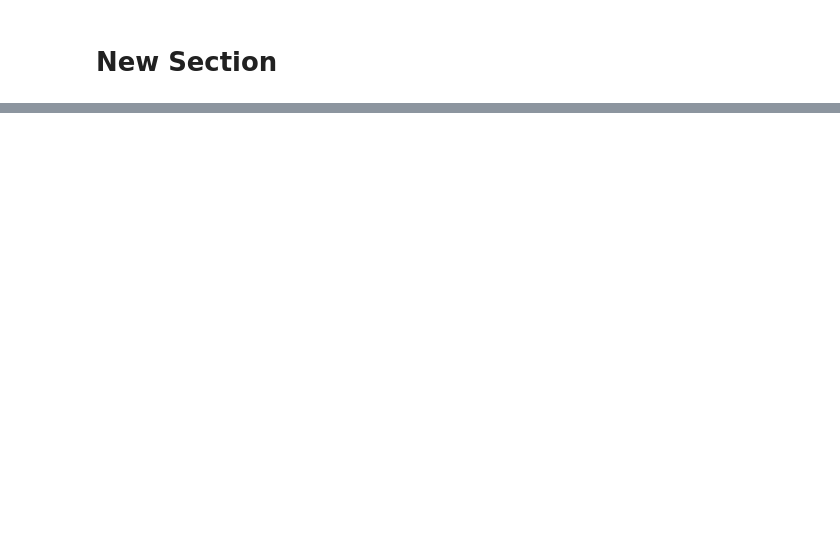
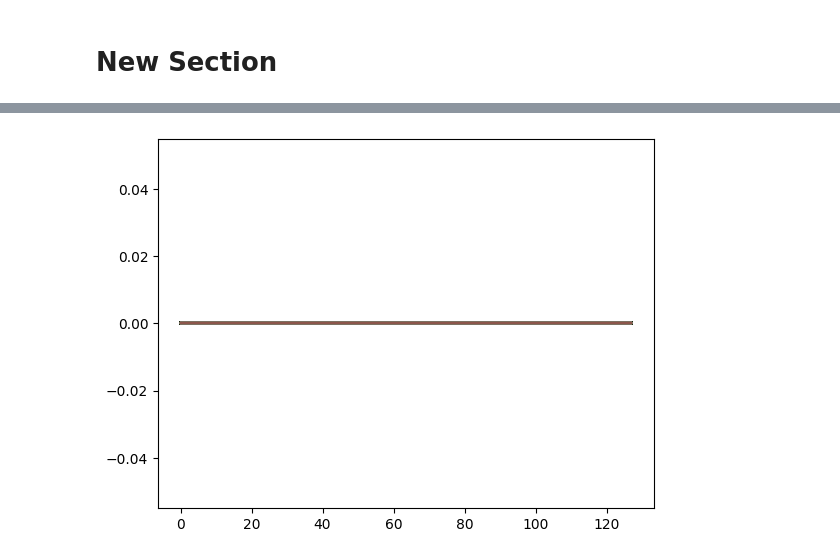
Before and after one commit to erzar0/masters-thesis, a Jupyter notebook: proof_of_concept_dev.ipynb, the cells around one changed output, grey strips where cells are left out. Cells and saved outputs as stored; diff of their text form; code cells hidden in the pictures; blank space fills up the shorter version.

```diff
--- a/proof_of_concept_dev.ipynb
+++ b/proof_of_concept_dev.ipynb
@@ -752,0 +871,64 @@ plt.savefig("vit_equal_classes_scores.svg")
+# %%
+# npz = np.load('/content/drive/MyDrive/thesis/Matka_Boska/Matka_Boska_data_corr_total_Cu.npz', allow_pickle=True)
+# e_xy = npz["E_xy"]
+
+npz = np.load('/content/drive/MyDrive/thesis/Blank_PcbCu/GEM_Cr_PBS1_Blank_PcbCu_ArCO2_75_25_Gain_35_Thr_35_HV_3640_Xray_50kV_04mA_part_001_GainCorr.pcap.dat.npz', allow_pickle=True)
+e_xy = npz["E_xy"]
+# %%
+from scipy.optimize import curve_fit
+from scipy.interpolate import interp1d
+import matplotlib.pyplot as plt
+from mpl_toolkits.mplot3d import Axes3D
+
+plt.plot(e_xy)
+
+# def get_processed_spectrum(e_xy, peaks, energies, min_energy=0, max_energy=20
+#                , energy_margin=1, target_length=TrainDataGenerator.CHANNELS_COUNT, points_to_extrapolate_count=100
+#                , plot=False):
+#     # Calculate channel to energy mapping
+#     correction_coefficients = np.polyfit(peaks, energies, 1)
+#     channel_energies = np.poly1d(correction_coefficients)(np.arange(e_xy.shape[-1]))
+
+#     # Accumulate spectrum
+#     spectrum_acc = np.sum(e_xy, axis=(0, 1), dtype=np.uint32)
+
+#     # Fit spectrum within the energy range [min_energy, max_energy]
+#     mask = (channel_energies >= min_energy) & (channel_energies <= max_energy)
+#     channel_energies_mapped = channel_energies[mask]
+#     spectrum_acc_mapped = spectrum_acc[mask]
+
+#     # Mask edges of spectrum by energy_margin to reduce noise
+#     edge_mask = (channel_energies_mapped < (channel_energies_mapped[0] + energy_margin)) | \
+#                 (channel_energies_mapped > (channel_energies_mapped[-1] - energy_margin))
+#     spectrum_acc_masked = spectrum_acc_mapped.copy()
+#     spectrum_acc_masked[edge_mask] = 0
+
+#     # Pad spectrum to the right to fill the entire energy range
+#     step_size = np.diff(channel_energies_mapped[:2])[0]
+#     step_count = int((max_energy - channel_energies_mapped[-1]) // step_size)
+#     if step_count > 0:
+#         extra_energies = np.linspace(channel_energies_mapped[-1], max_energy, step_count + 1)[1:]
+#         channel_energies_extrapolated = np.concatenate((channel_energies_mapped, extra_energies))
+#         spectrum_acc_padded = np.concatenate((spectrum_acc_masked, np.zeros_like(extra_energies)))
+#     else:
+#         channel_energies_extrapolated = channel_energies_mapped
+#         spectrum_acc_padded = spectrum_acc_masked
+
+#     # Interpolate to achieve target_length
+#     interpolation_energies = np.linspace(min_energy, max_energy, target_length)
+#     spectrum_acc_interpolated = interp1d(channel_energies_extrapolated, spectrum_acc_padded,
+#                                          kind='linear', fill_value="extrapolate")(interpolation_energies)
+
+
+#     return interpolation_energies, spectrum_acc_interpolated
+
+# peaks_copper_plate = [720, 985, 1594, 2068]
+# energies_copper_plate = [3.692, 5.088, 8.046, 10.551]
+
+# channel_energies, spectrum_acc = get_processed_spectrum(e_xy, peaks_copper_plate, energies_copper_plate)
+# spectrum_acc = spectrum_acc / np.max(spectrum_acc)
+# plt.plot(channel_energies, spectrum_acc)
+
+np.save("copper_pcb_preprocessed_spectrum.npy", spectrum_acc)
+# %% [output]
+[figure, added]
```
Also changed, not shown: parts of 15 cells of this notebook.
